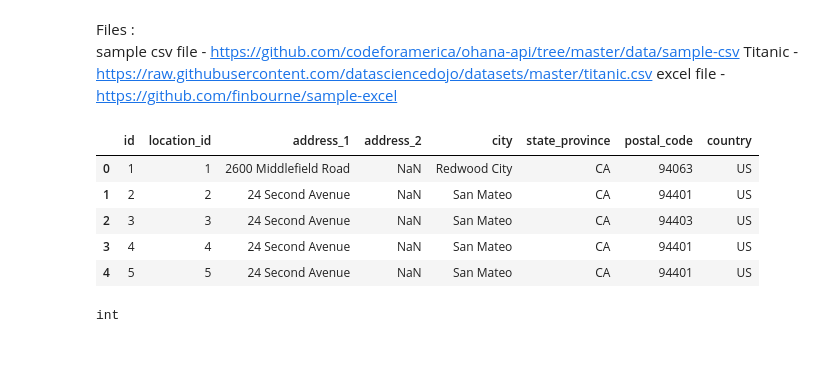
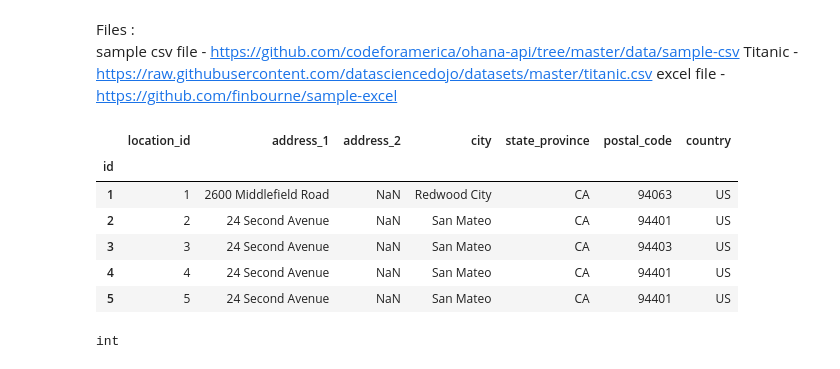
Before and after one commit to SivakumarRevuri/python-libraries, a Jupyter notebook: numpy and pandas/pandas/1. pandas intro.ipynb, the cells around one changed output. Cells and saved outputs as stored; diff of their text form; code cells hidden in the pictures.

```diff
--- a/numpy and pandas/pandas/1. pandas intro.ipynb
+++ b/numpy and pandas/pandas/1. pandas intro.ipynb
@@ -6,15 +6,16 @@ Files :
     Titanic - https://raw.githubusercontent.com/datasciencedojo/datasets/master/titanic.csv
     excel file - https://github.com/finbourne/sample-excel
 # %%
-address_df = pd.read_csv('https://raw.githubusercontent.com/codeforamerica/ohana-api/master/data/sample-csv/addresses.csv')
+address_df = pd.read_csv('data/sample-csv/addresses.csv', index_col='id')
 address_df.head()
 # %% [output]
-|  | id | location_id | address_1 | address_2 | city | state_province | postal_code | country |
-| 0 | 1 | 1 | 2600 Middlefield Road | NaN | Redwood City | CA | 94063 | US |
-| 1 | 2 | 2 | 24 Second Avenue | NaN | San Mateo | CA | 94401 | US |
-| 2 | 3 | 3 | 24 Second Avenue | NaN | San Mateo | CA | 94403 | US |
-| 3 | 4 | 4 | 24 Second Avenue | NaN | San Mateo | CA | 94401 | US |
-| 4 | 5 | 5 | 24 Second Avenue | NaN | San Mateo | CA | 94401 | US |
+|  | location_id | address_1 | address_2 | city | state_province | postal_code | country |
+| id |  |  |  |  |  |  |  |
+| 1 | 1 | 2600 Middlefield Road | NaN | Redwood City | CA | 94063 | US |
+| 2 | 2 | 24 Second Avenue | NaN | San Mateo | CA | 94401 | US |
+| 3 | 3 | 24 Second Avenue | NaN | San Mateo | CA | 94403 | US |
+| 4 | 4 | 24 Second Avenue | NaN | San Mateo | CA | 94401 | US |
+| 5 | 5 | 24 Second Avenue | NaN | San Mateo | CA | 94401 | US |
 # %%
 a = 1
 type(a)
```
Also changed, not shown: parts of 17 cells of this notebook, 25 other files.
